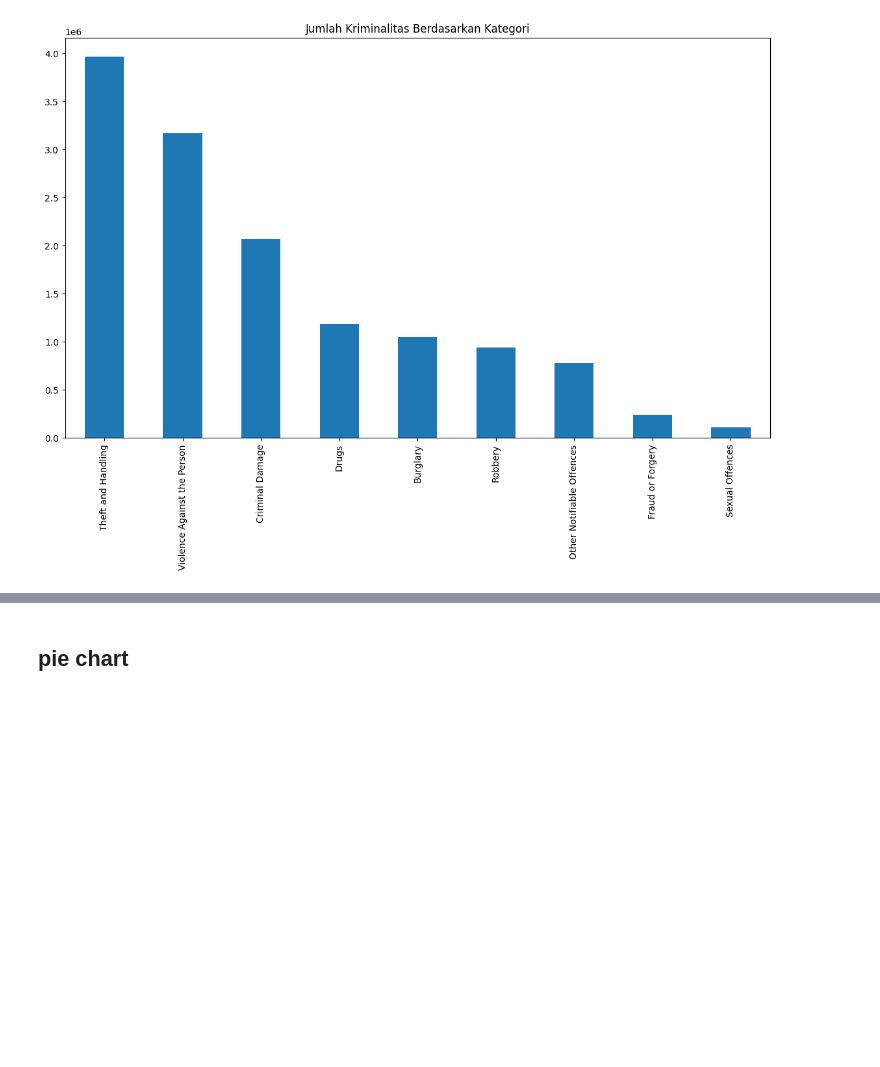
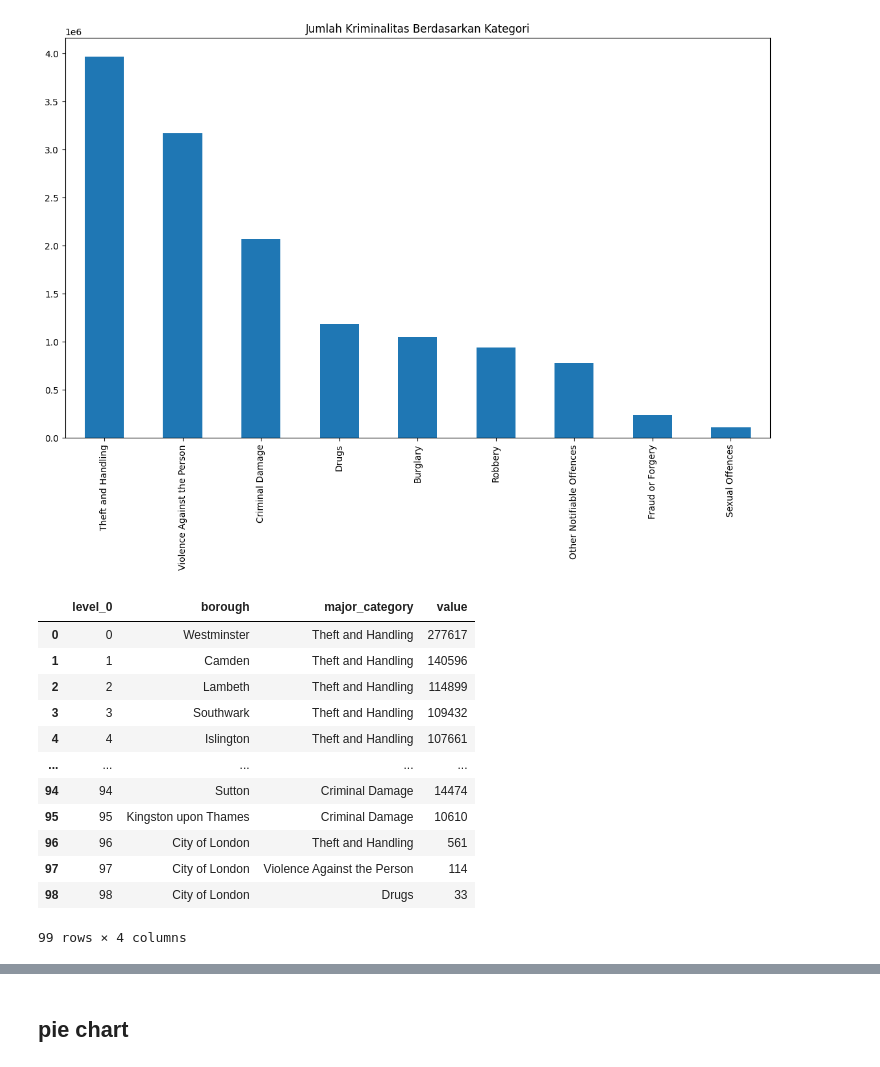
Before and after one commit to Red651/Hacktivate8Python, a Jupyter notebook: Python_assigment/PYTHN_assgn_1_4_Muhammad_Farhan_Atsar_Ghiffari.ipynb, the cells around one changed output, grey strips where cells are left out. Drawn from its saved outputs; the diff is of its cells as text; code cells hidden in the pictures; blank space fills up the shorter version.

```diff
--- a/Python_assigment/PYTHN_assgn_1_4_Muhammad_Farhan_Atsar_Ghiffari.ipynb
+++ b/Python_assigment/PYTHN_assgn_1_4_Muhammad_Farhan_Atsar_Ghiffari.ipynb
@@ -110,0 +105,17 @@ ax = df['major_category'].value_counts().plot(kind='bar', figsize=(14,8), title=
+# %%
+top3 = pd.DataFrame(top3)
+top3 = top3.reset_index()
+# %% [output]
+|  | level_0 | borough | major_category | value |
+| 0 | 0 | Westminster | Theft and Handling | 277617 |
+| 1 | 1 | Camden | Theft and Handling | 140596 |
+| 2 | 2 | Lambeth | Theft and Handling | 114899 |
+| 3 | 3 | Southwark | Theft and Handling | 109432 |
+| 4 | 4 | Islington | Theft and Handling | 107661 |
+| ... | ... | ... | ... | ... |
+| 94 | 94 | Sutton | Criminal Damage | 14474 |
+| 95 | 95 | Kingston upon Thames | Criminal Damage | 10610 |
+| 96 | 96 | City of London | Theft and Handling | 561 |
+| 97 | 97 | City of London | Violence Against the Person | 114 |
+| 98 | 98 | City of London | Drugs | 33 |
+99 rows × 4 columns
```
Also changed, not shown: parts of 11 cells of this notebook.
